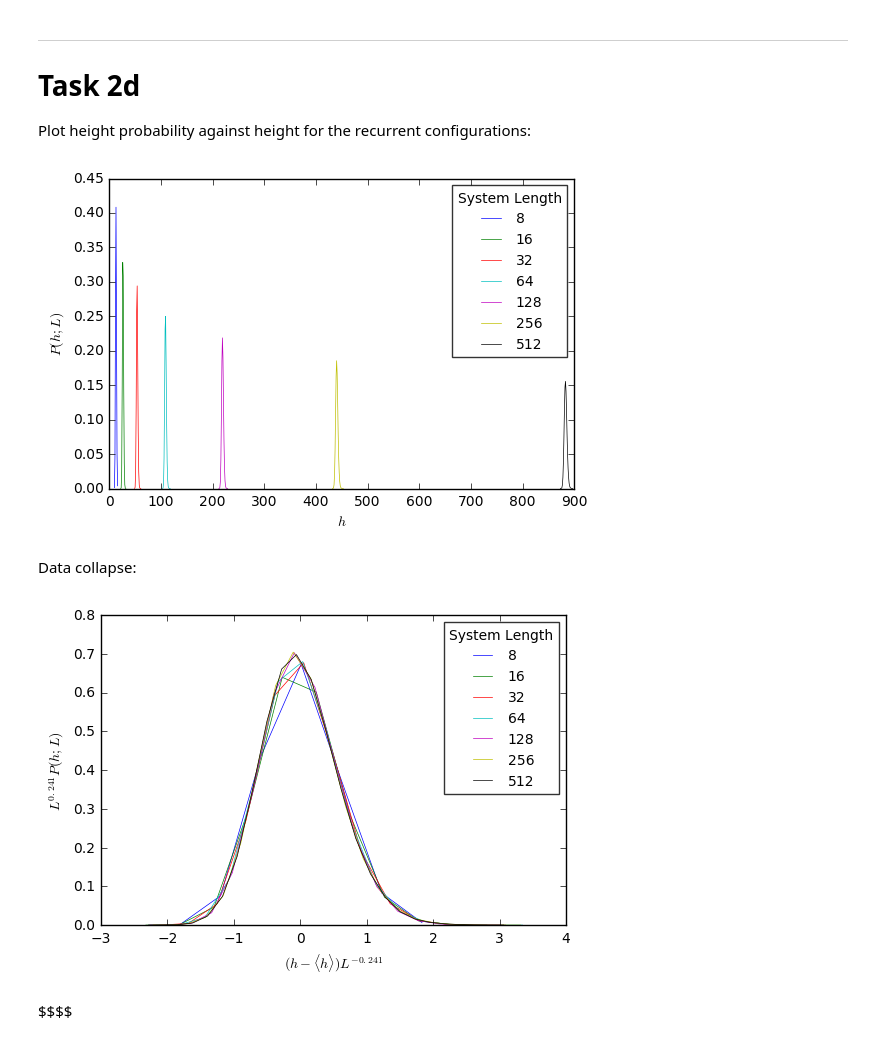
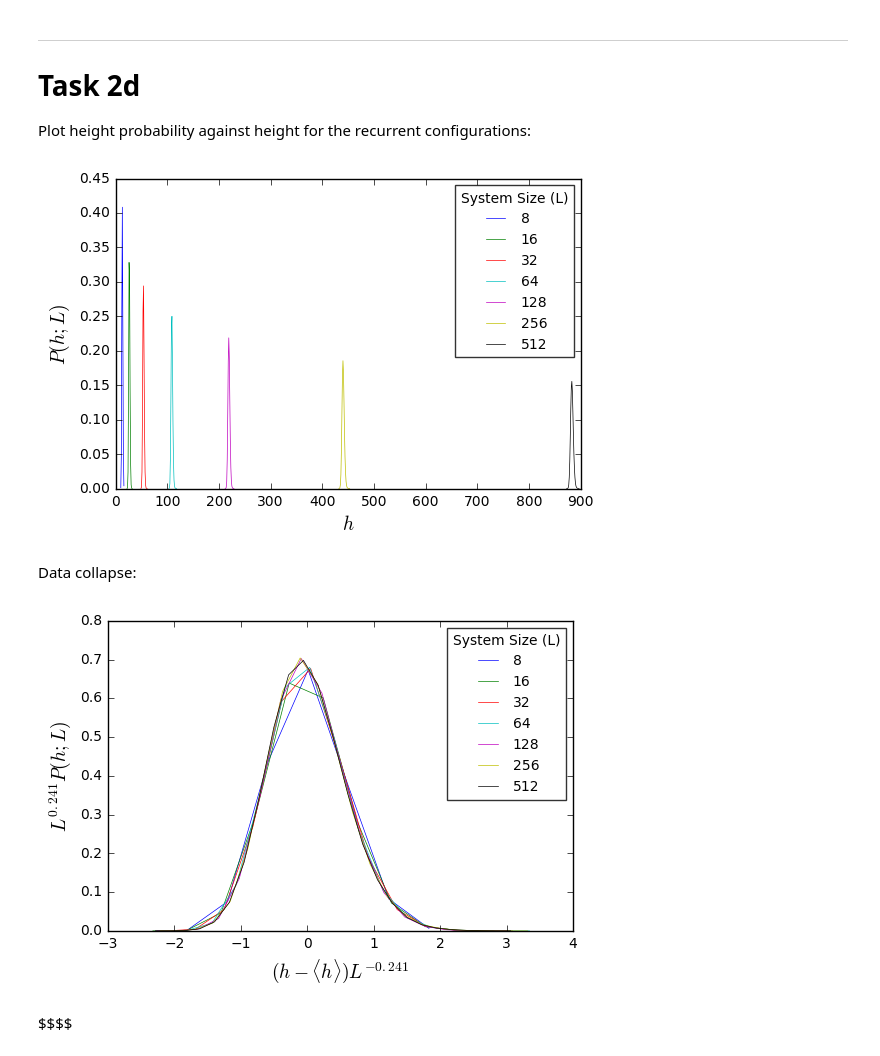
Before and after one commit to zackeymon/Oslo-Model, a Jupyter notebook: Oslo Model.ipynb, the cells around one changed output. Saved outputs shown, nothing was run; the diff lists cells and outputs as text; code cells hidden in the pictures.

```diff
--- a/Oslo Model.ipynb
+++ b/Oslo Model.ipynb
@@ -399,14 +401,14 @@ Plot height probability against height for the recurrent configurations:
 # %%
 for length, pile_dict in data_dict.items():
     height_prob_dict = analysis.calculate_height_probability(pile_dict['heights'][-steady_state_time_period:])
     plt.plot(list(height_prob_dict.keys()), list(height_prob_dict.values()), '-', label=length, linewidth=0.5)
 
-plt.legend(loc=0, title="System Length",  framealpha=0.8, prop={'size':10})
-plt.xlabel("$h$")
-plt.ylabel("$P(h; L)$")
+plt.legend(loc=0, title="System Size (L)",  framealpha=0.8, prop={'size':10})
+plt.xlabel("$h$", fontsize=14)
+plt.ylabel("$P(h; L)$", fontsize=14)
 plt.show()
 # %% [output]
-[figure, old version]
+[figure, new version]
 # %% [markdown]
 Data collapse:
 # %%
@@ -416,11 +418,11 @@ for length, pile_dict in data_dict.items():
     collapsed_p = np.array(list(height_prob_dict.values())) * length ** w
     plt.plot(collapsed_h, collapsed_p, label=length, linewidth=0.5)
 
-plt.legend(loc=0, title="System Length",  framealpha=0.8, prop={'size':10})
-plt.xlabel(r"$(h - \langle h \rangle) L^{-0.241}$")
-plt.ylabel("$L^{0.241}P(h; L)$")
+plt.legend(loc=0, title="System Size (L)",  framealpha=0.8, prop={'size':10})
+plt.xlabel(r"$(h - \langle h \rangle) L^{-0.241}$", fontsize=14)
+plt.ylabel("$L^{0.241}P(h; L)$", fontsize=14)
 plt.show()
 # %% [output]
-[figure, old version]
+[figure, new version]
 # %% [markdown]
 $$$$
```
Also changed, not shown: parts of 26 cells of this notebook, 1 other file.
